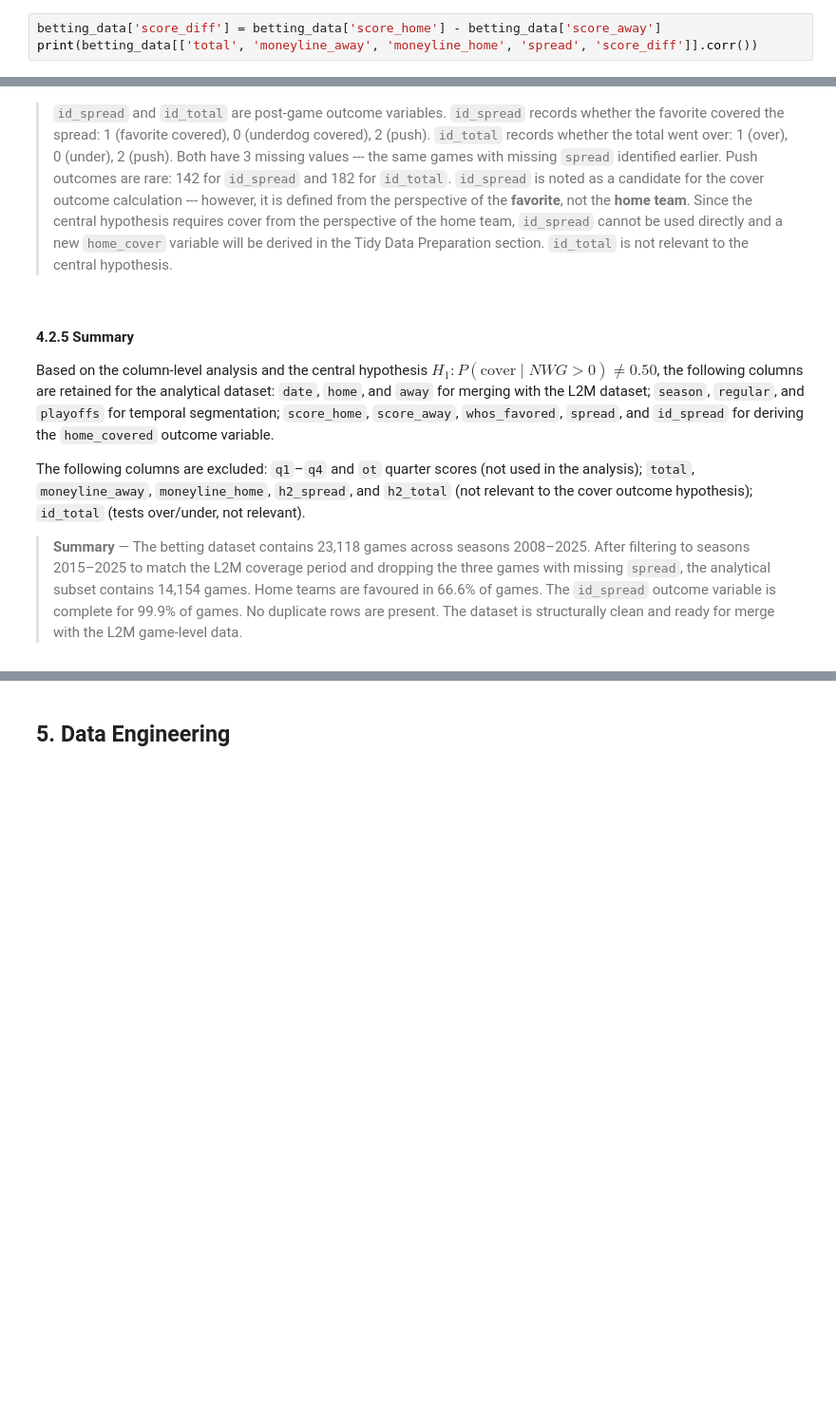
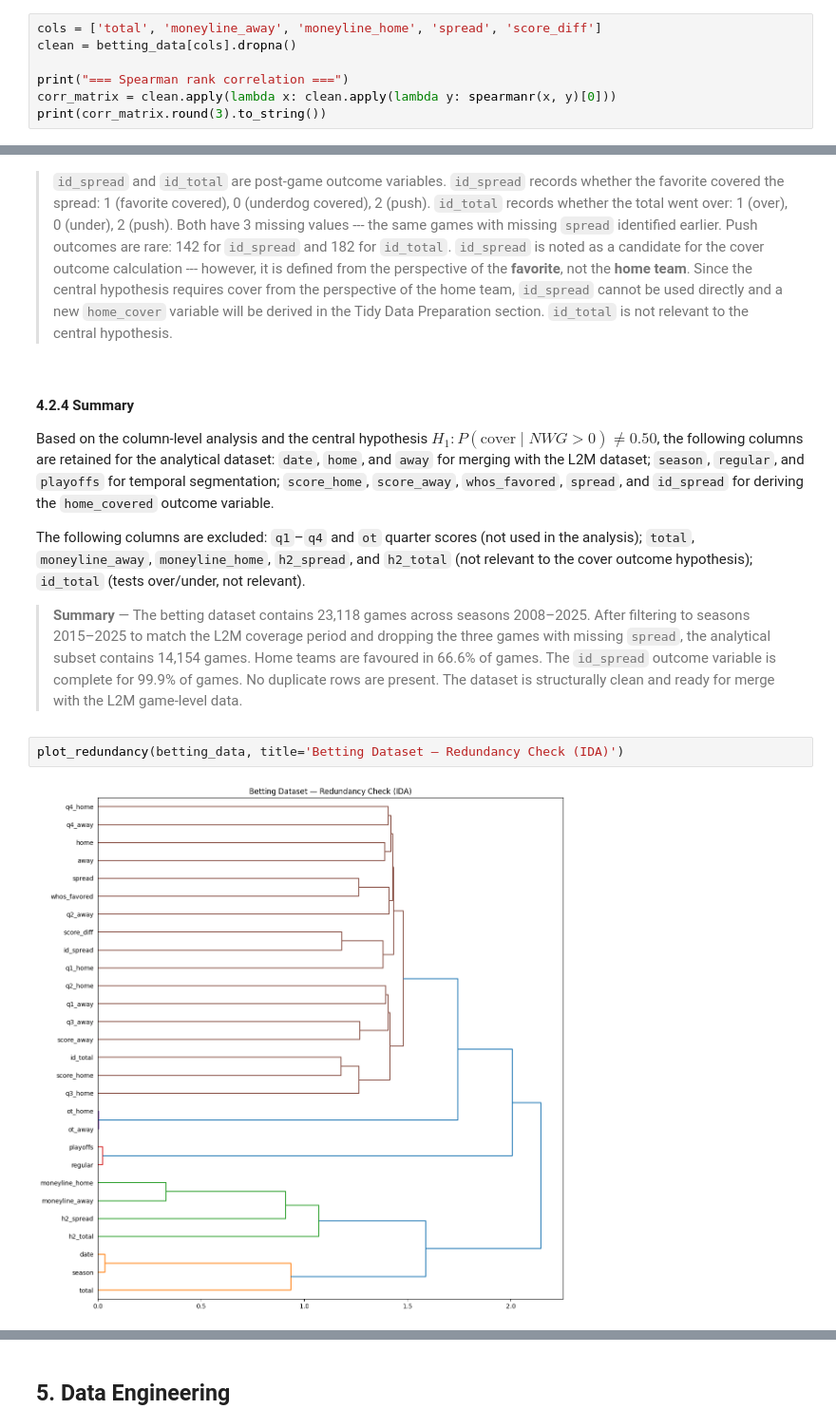
Before and after one commit to RoumenNikolov/decision-bias-study, a Jupyter notebook: bias_analysis.ipynb, the cells around one changed output, grey strips where cells are left out. Shown at 95% size. Saved outputs shown, nothing was run; the diff lists cells and outputs as text; blank space fills up the shorter version.

```diff
--- a/bias_analysis.ipynb
+++ b/bias_analysis.ipynb
@@ -1621,4 +1730,8 @@ The correlation between `total`, `moneyline_away`, `moneyline_home` and the core
 # %%
-betting_data['score_diff'] = betting_data['score_home'] - betting_data['score_away']
-print(betting_data[['total', 'moneyline_away', 'moneyline_home', 'spread', 'score_diff']].corr())
+cols = ['total', 'moneyline_away', 'moneyline_home', 'spread', 'score_diff']
+clean = betting_data[cols].dropna()
+
+print("=== Spearman rank correlation ===")
+corr_matrix = clean.apply(lambda x: clean.apply(lambda y: spearmanr(x, y)[0]))
+print(corr_matrix.round(3).to_string())
 # %% [output]
@@ -1674,10 +1788,14 @@ Name: count, dtype: int64
 # %% [markdown]
 > `id_spread` and `id_total` are post-game outcome variables. `id_spread` records whether the favorite covered the spread: 1 (favorite covered), 0 (underdog covered), 2 (push). `id_total` records whether the total went over: 1 (over), 0 (under), 2 (push). Both have 3 missing values --- the same games with missing `spread` identified earlier. Push outcomes are rare: 142 for `id_spread` and 182 for `id_total`. `id_spread` is noted as a candidate for the cover outcome calculation --- however, it is defined from the perspective of the **favorite**, not the **home team**. Since the central hypothesis requires cover from the perspective of the home team, `id_spread` cannot be used directly and a new `home_cover` variable will be derived in the Tidy Data Preparation section. `id_total` is not relevant to the central hypothesis.
 # %% [markdown]
-#### 4.2.5 Summary
+#### 4.2.4 Summary
 
 Based on the column-level analysis and the central hypothesis $H_1: P(\text{cover} \mid NWG > 0) \neq 0.50$, the following columns are retained for the analytical dataset: `date`, `home`, and `away` for merging with the L2M dataset; `season`, `regular`, and `playoffs` for temporal segmentation; `score_home`, `score_away`, `whos_favored`, `spread`, and `id_spread` for deriving the `home_covered` outcome variable.
 
 The following columns are excluded: `q1`–`q4` and `ot` quarter scores (not used in the analysis); `total`, `moneyline_away`, `moneyline_home`, `h2_spread`, and `h2_total` (not relevant to the cover outcome hypothesis); `id_total` (tests over/under, not relevant).
 
 > **Summary** — The betting dataset contains 23,118 games across seasons 2008–2025. After filtering to seasons 2015–2025 to match the L2M coverage period and dropping the three games with missing `spread`, the analytical subset contains 14,154 games. Home teams are favoured in 66.6% of games. The `id_spread` outcome variable is complete for 99.9% of games. No duplicate rows are present. The dataset is structurally clean and ready for merge with the L2M game-level data.
+# %%
+plot_redundancy(betting_data, title='Betting Dataset — Redundancy Check (IDA)')
+# %% [output]
+[figure, added]
```
Also changed, not shown: parts of 43 cells of this notebook, 1 other file.
